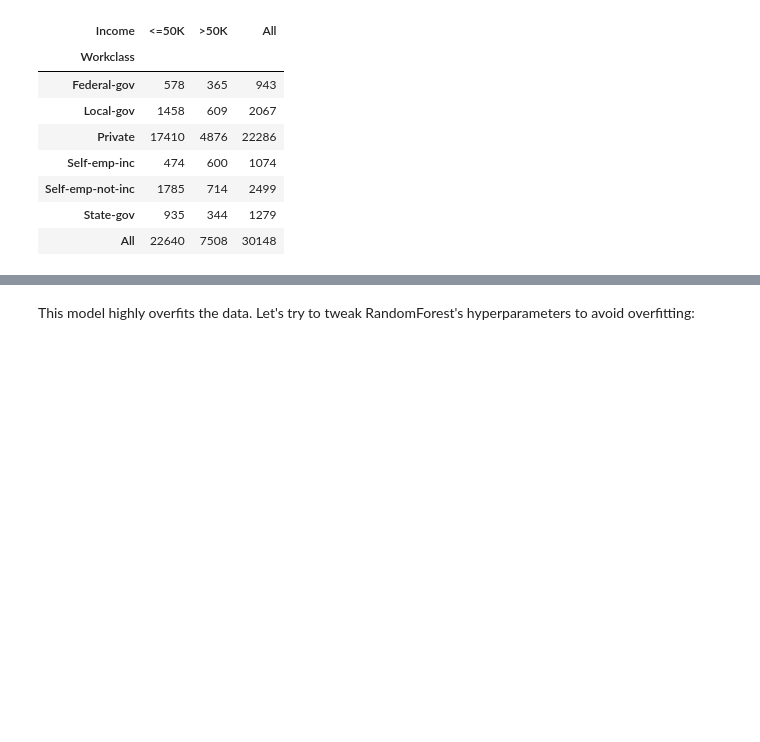
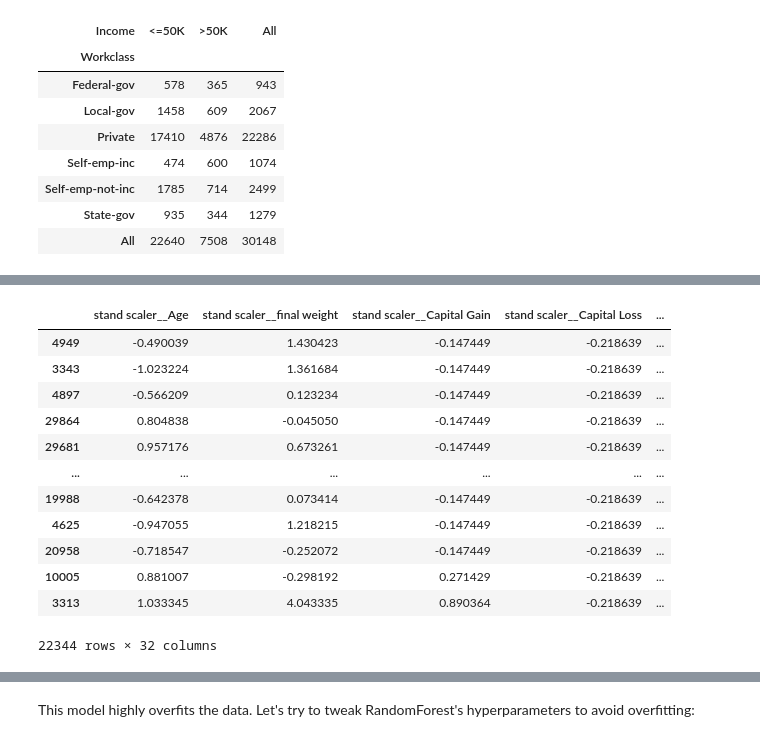
Before and after one commit to nadiia-duiunova/Adults_pet_project, a Jupyter notebook: RandomForestClassifier.ipynb, the cells around one changed output, grey strips where cells are left out. Saved outputs shown, nothing was run; the diff lists cells and outputs as text; code cells hidden in the pictures; blank space fills up the shorter version.

```diff
--- a/RandomForestClassifier.ipynb
+++ b/RandomForestClassifier.ipynb
@@ -159,5 +139,21 @@ X_train, X_cv, y_train, y_cv = train_test_split(
     stratify=data_preprocessed.iloc[:, 0]
 )
+# %%
+X_train
+# %% [output]
+|  | stand scaler__Age | stand scaler__final weight | stand scaler__Capital Gain | stand scaler__Capital Loss | ... |
+| 4949 | -0.490039 | 1.430423 | -0.147449 | -0.218639 | ... |
+| 3343 | -1.023224 | 1.361684 | -0.147449 | -0.218639 | ... |
+| 4897 | -0.566209 | 0.123234 | -0.147449 | -0.218639 | ... |
+| 29864 | 0.804838 | -0.045050 | -0.147449 | -0.218639 | ... |
+| 29681 | 0.957176 | 0.673261 | -0.147449 | -0.218639 | ... |
+| ... | ... | ... | ... | ... | ... |
+| 19988 | -0.642378 | 0.073414 | -0.147449 | -0.218639 | ... |
+| 4625 | -0.947055 | 1.218215 | -0.147449 | -0.218639 | ... |
+| 20958 | -0.718547 | -0.252072 | -0.147449 | -0.218639 | ... |
+| 10005 | 0.881007 | -0.298192 | 0.271429 | -0.218639 | ... |
+| 3313 | 1.033345 | 4.043335 | 0.890364 | -0.218639 | ... |
+22344 rows × 32 columns
 # %%
 # track f1-scores of models:
 scores = pd.DataFrame()
```
Also changed, not shown: parts of 27 cells of this notebook.
